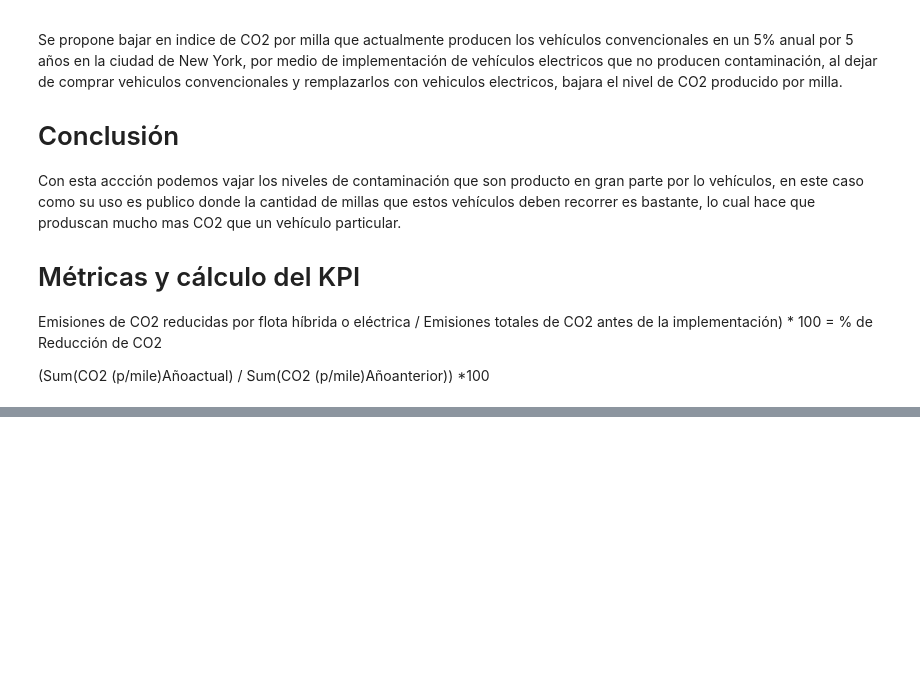
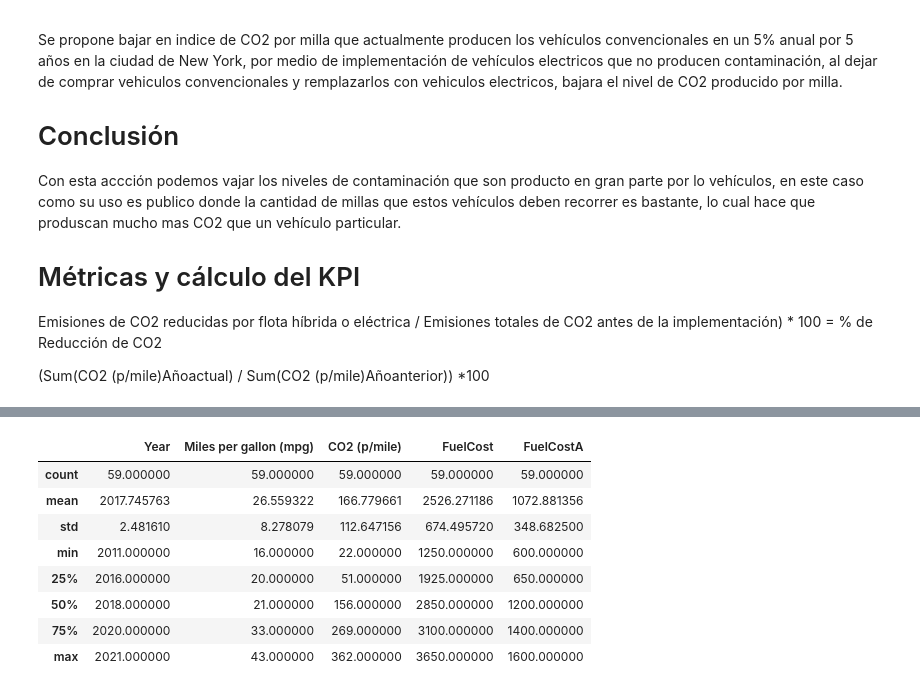
Before and after one commit to GLibardoAlarcon/Proyecto_Finalizado_Streamlit, a Jupyter notebook: EDA_REVISAR/EDA KPI 1.ipynb, the cells around one changed output, grey strips where cells are left out. Saved outputs shown, nothing was run; the diff lists cells and outputs as text; code cells hidden in the pictures; blank space fills up the shorter version.

```diff
--- a/EDA_REVISAR/EDA KPI 1.ipynb
+++ b/EDA_REVISAR/EDA KPI 1.ipynb
@@ -75,0 +109,15 @@ Emisiones de CO2 reducidas por flota híbrida o eléctrica / Emisiones totales d
+# %%
+# Vehiculois hibridos
+df_convencional_1 = df_convencional[df_convencional['Alternative Fuel'] == 'Electricity']
+df_convencional_2 = df_convencional_1[df_convencional_1['FuelCostA'] > 0]
+df_convencional_2.describe()
+# %% [output]
+|  | Year | Miles per gallon (mpg) | CO2 (p/mile) | FuelCost | FuelCostA |
+| count | 59.000000 | 59.000000 | 59.000000 | 59.000000 | 59.000000 |
+| mean | 2017.745763 | 26.559322 | 166.779661 | 2526.271186 | 1072.881356 |
+| std | 2.481610 | 8.278079 | 112.647156 | 674.495720 | 348.682500 |
+| min | 2011.000000 | 16.000000 | 22.000000 | 1250.000000 | 600.000000 |
+| 25% | 2016.000000 | 20.000000 | 51.000000 | 1925.000000 | 650.000000 |
+| 50% | 2018.000000 | 21.000000 | 156.000000 | 2850.000000 | 1200.000000 |
+| 75% | 2020.000000 | 33.000000 | 269.000000 | 3100.000000 | 1400.000000 |
+| max | 2021.000000 | 43.000000 | 362.000000 | 3650.000000 | 1600.000000 |
```
Also changed, not shown: parts of 8 cells of this notebook, 1 other file.
